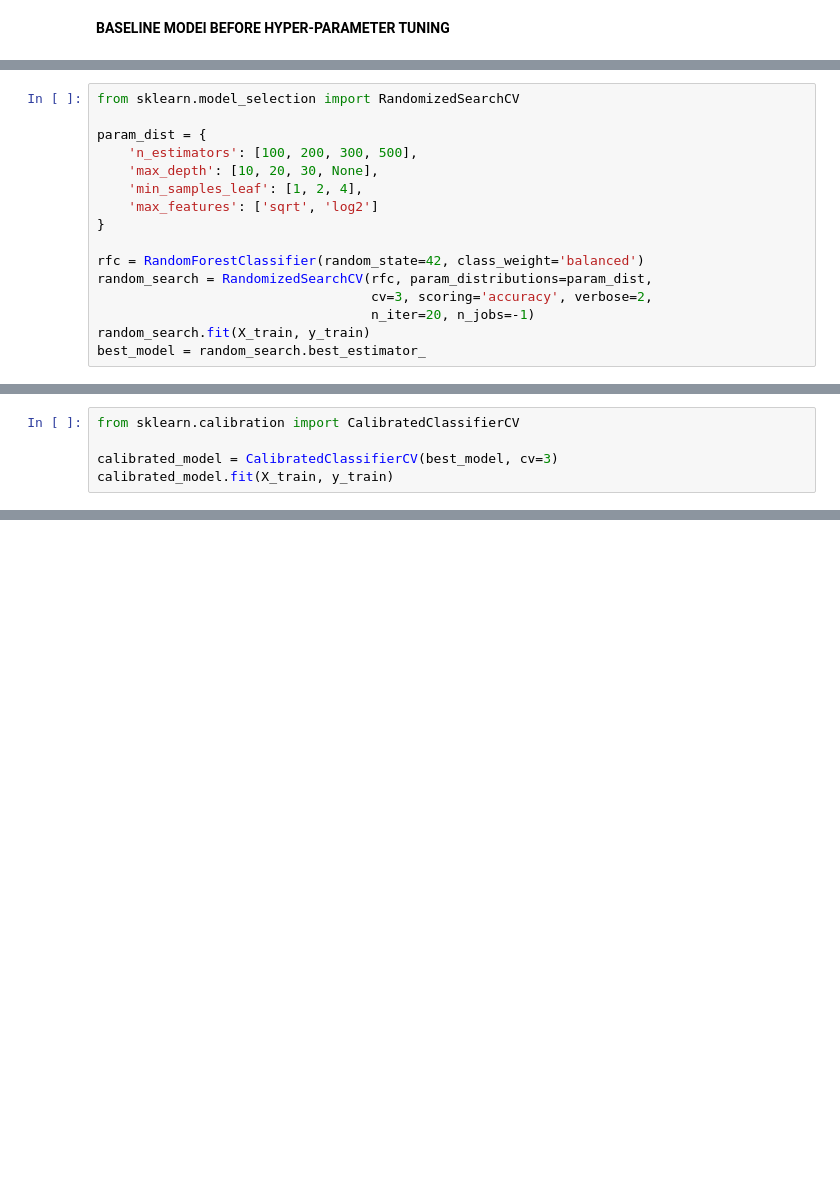
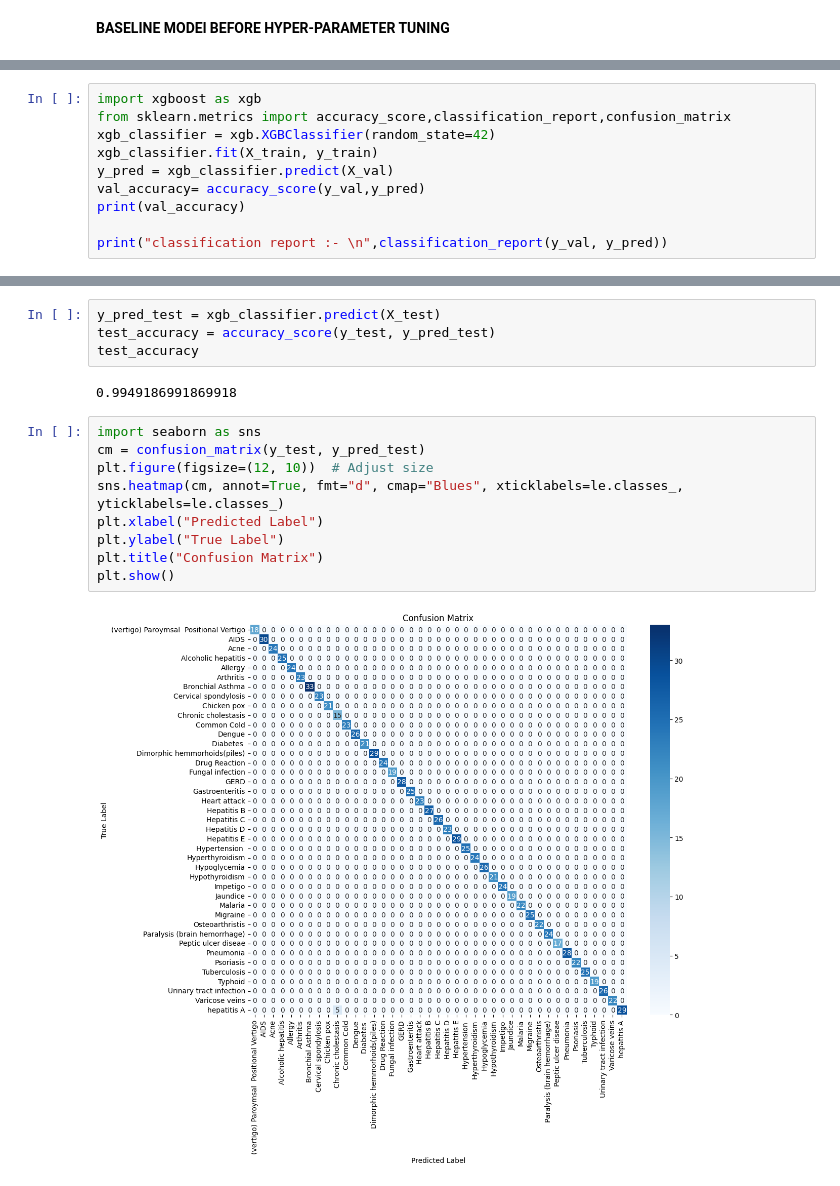
Before and after one commit to raman7976/Symptom-Disease-Diagnosis-ML, a Jupyter notebook: symptom-disease-diagnosis.ipynb, the cells around one changed output, grey strips where cells are left out. Saved outputs shown, nothing was run; the diff lists cells and outputs as text; blank space fills up the shorter version.

```diff
--- a/symptom-disease-diagnosis.ipynb
+++ b/symptom-disease-diagnosis.ipynb
@@ -390,16 +160,0 @@ plt.show()
-# %%
-from sklearn.model_selection import RandomizedSearchCV
-
-param_dist = {
-    'n_estimators': [100, 200, 300, 500],
-    'max_depth': [10, 20, 30, None],
-    'min_samples_leaf': [1, 2, 4],
-    'max_features': ['sqrt', 'log2']
-}
-
-rfc = RandomForestClassifier(random_state=42, class_weight='balanced')
-random_search = RandomizedSearchCV(rfc, param_distributions=param_dist,
-                                   cv=3, scoring='accuracy', verbose=2,
-                                   n_iter=20, n_jobs=-1)
-random_search.fit(X_train, y_train)
-best_model = random_search.best_estimator_
@@ -450,5 +160,0 @@ plt.show()
-# %%
-from sklearn.calibration import CalibratedClassifierCV
-
-calibrated_model = CalibratedClassifierCV(best_model, cv=3)
-calibrated_model.fit(X_train, y_train)
@@ -509,0 +161,10 @@ plt.show()
+# %%
+import xgboost as xgb
+from sklearn.metrics import accuracy_score,classification_report,confusion_matrix
+xgb_classifier = xgb.XGBClassifier(random_state=42)
+xgb_classifier.fit(X_train, y_train)
+y_pred = xgb_classifier.predict(X_val)
+val_accuracy= accuracy_score(y_val,y_pred)
+print(val_accuracy)
+
+print("classification report :- \n",classification_report(y_val, y_pred))
@@ -509,0 +189,17 @@ plt.show()
+# %%
+y_pred_test = xgb_classifier.predict(X_test)
+test_accuracy = accuracy_score(y_test, y_pred_test)
+test_accuracy
+# %% [output]
+0.9949186991869918
+# %%
+import seaborn as sns
+cm = confusion_matrix(y_test, y_pred_test)
+plt.figure(figsize=(12, 10))  # Adjust size
+sns.heatmap(cm, annot=True, fmt="d", cmap="Blues", xticklabels=le.classes_, yticklabels=le.classes_)
+plt.xlabel("Predicted Label")
+plt.ylabel("True Label")
+plt.title("Confusion Matrix")
+plt.show()
+# %% [output]
+[figure, added]
```
Also changed, not shown: parts of 34 cells of this notebook.
